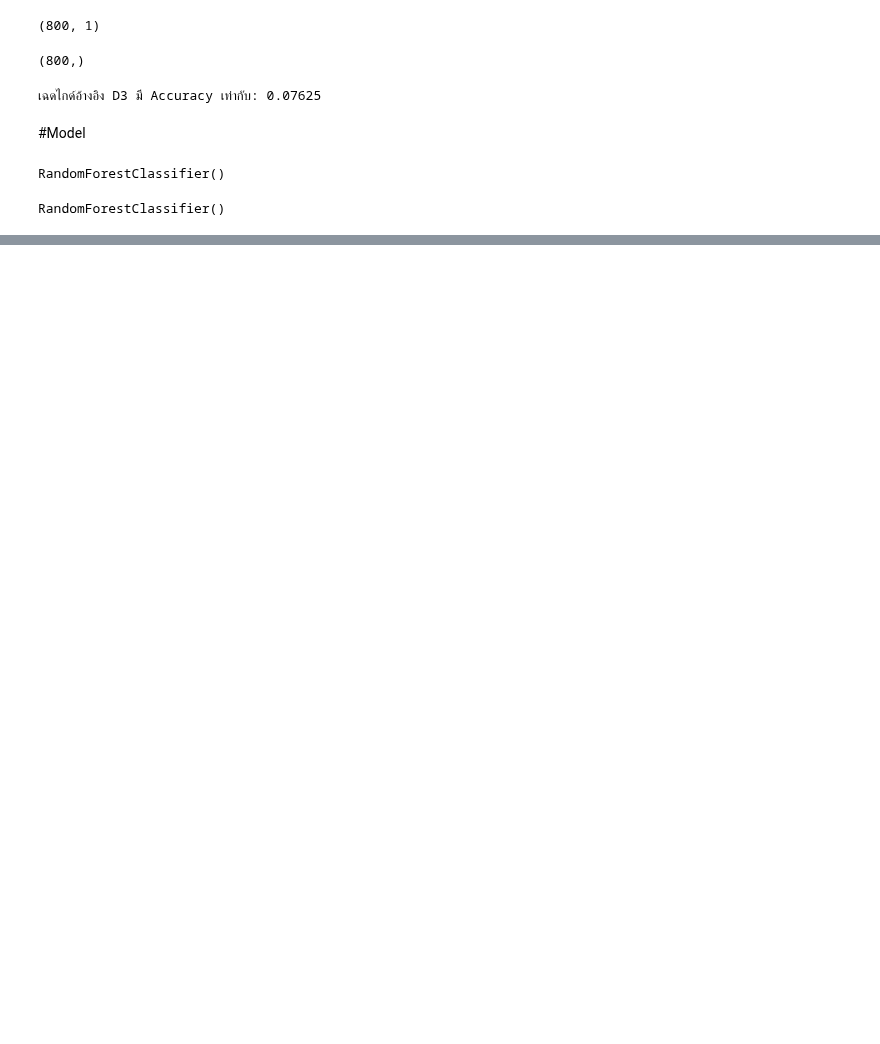
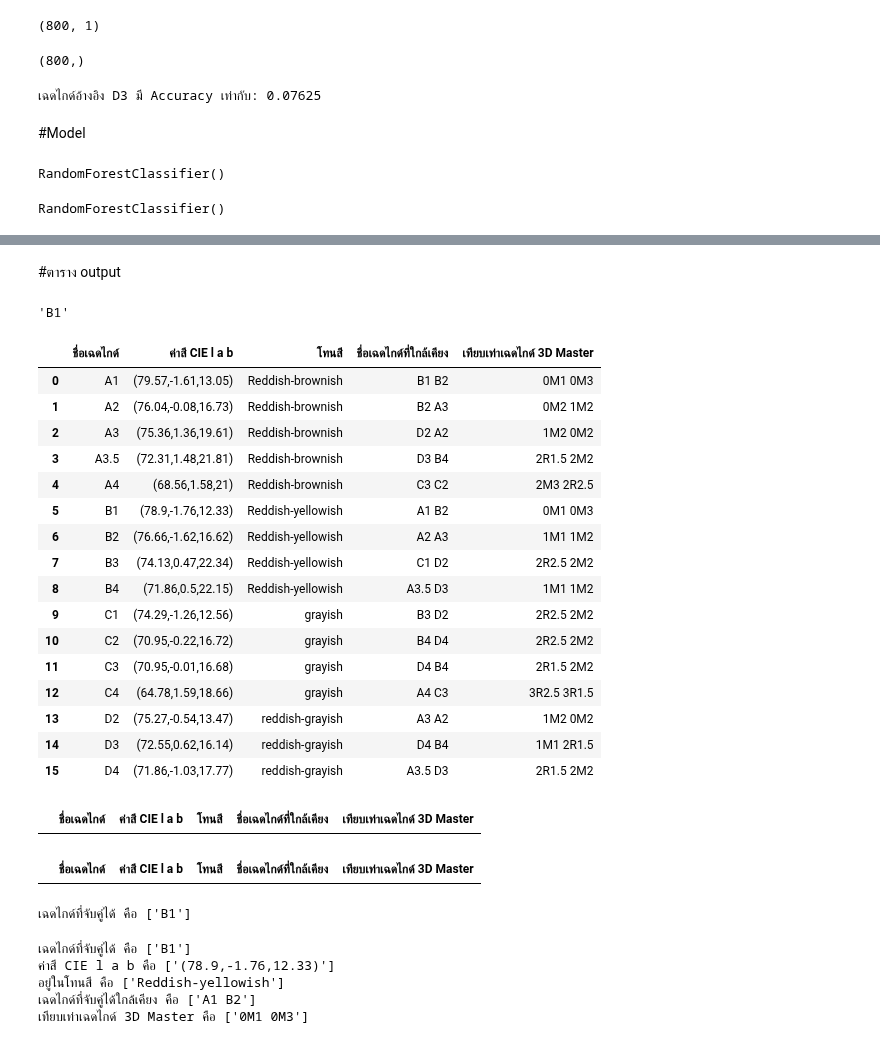
Before and after one commit to waraporn19/Project_2021_matchingcolor, a Jupyter notebook: Model_RF_D3.ipynb, the cells around one changed output, grey strips where cells are left out. Drawn from its saved outputs; the diff is of its cells as text; code cells hidden in the pictures; blank space fills up the shorter version.

```diff
--- a/Model_RF_D3.ipynb
+++ b/Model_RF_D3.ipynb
@@ -422,0 +469,2 @@ TypeError: ignored
+# %% [markdown]
+#ตาราง output
@@ -422,0 +475,51 @@ TypeError: ignored
+# %%
+data1
+# %% [output]
+'B1'
+# %%
+df = pd.read_csv('OUTPUT.csv')
+# %%
+df
+# %% [output]
+|  | ชื่อเฉดไกด์ | ค่าสี CIE l a b | โทนสี | ชื่อเฉดไกด์ที่ใกล้เคียง | เทียบเท่าเฉดไกด์ 3D Master |
+| 0 | A1 | (79.57,-1.61,13.05) | Reddish-brownish | B1 B2 | 0M1 0M3 |
+| 1 | A2 | (76.04,-0.08,16.73) | Reddish-brownish | B2 A3 | 0M2 1M2 |
+| 2 | A3 | (75.36,1.36,19.61) | Reddish-brownish | D2 A2 | 1M2 0M2 |
+| 3 | A3.5 | (72.31,1.48,21.81) | Reddish-brownish | D3 B4 | 2R1.5 2M2 |
+| 4 | A4 | (68.56,1.58,21) | Reddish-brownish | C3 C2 | 2M3 2R2.5 |
+| 5 | B1 | (78.9,-1.76,12.33) | Reddish-yellowish | A1 B2 | 0M1 0M3 |
+| 6 | B2 | (76.66,-1.62,16.62) | Reddish-yellowish | A2 A3 | 1M1 1M2 |
+| 7 | B3 | (74.13,0.47,22.34) | Reddish-yellowish | C1 D2 | 2R2.5 2M2 |
+| 8 | B4 | (71.86,0.5,22.15) | Reddish-yellowish | A3.5 D3 | 1M1 1M2 |
+| 9 | C1 | (74.29,-1.26,12.56) | grayish | B3 D2 | 2R2.5 2M2 |
+| 10 | C2 | (70.95,-0.22,16.72) | grayish | B4 D4 | 2R2.5 2M2 |
+| 11 | C3 | (70.95,-0.01,16.68) | grayish | D4 B4 | 2R1.5 2M2 |
+| 12 | C4 | (64.78,1.59,18.66) | grayish | A4 C3 | 3R2.5 3R1.5 |
+| 13 | D2 | (75.27,-0.54,13.47) | reddish-grayish | A3 A2 | 1M2 0M2 |
+| 14 | D3 | (72.55,0.62,16.14) | reddish-grayish | D4 B4 | 1M1 2R1.5 |
+| 15 | D4 | (71.86,-1.03,17.77) | reddish-grayish | A3.5 D3 | 2R1.5 2M2 |
+# %%
+N = df[df['ชื่อเฉดไกด์']== x]
+N
+# %% [output]
+|  | ชื่อเฉดไกด์ | ค่าสี CIE l a b | โทนสี | ชื่อเฉดไกด์ที่ใกล้เคียง | เทียบเท่าเฉดไกด์ 3D Master |
+# %%
+N
+# %% [output]
+|  | ชื่อเฉดไกด์ | ค่าสี CIE l a b | โทนสี | ชื่อเฉดไกด์ที่ใกล้เคียง | เทียบเท่าเฉดไกด์ 3D Master |
+# %%
+print("เฉดไกด์ที่จับคู่ได้ คือ", N['ชื่อเฉดไกด์'].values)
+# %% [output]
+เฉดไกด์ที่จับคู่ได้ คือ ['B1']
+# %%
+print("เฉดไกด์ที่จับคู่ได้ คือ", N['ชื่อเฉดไกด์'].values)
+print("ค่าสี CIE l a b คือ",N['ค่าสี CIE l a b'].values)
+print("อยู่ในโทนสี คือ", N['โทนสี'].values)
+print("เฉดไกด์ที่จับคู่ได้ใกล้เคียง คือ", N['ชื่อเฉดไกด์ที่ใกล้เคียง'].values)
+print("เทียบเท่าเฉดไกด์ 3D Master คือ", N['เทียบเท่าเฉดไกด์ 3D Master'].values)
+# %% [output]
+เฉดไกด์ที่จับคู่ได้ คือ ['B1']
+ค่าสี CIE l a b คือ ['(78.9,-1.76,12.33)']
+อยู่ในโทนสี คือ ['Reddish-yellowish']
+เฉดไกด์ที่จับคู่ได้ใกล้เคียง คือ ['A1 B2']
+เทียบเท่าเฉดไกด์ 3D Master คือ ['0M1 0M3']
```
Also changed, not shown: parts of 17 cells of this notebook.
